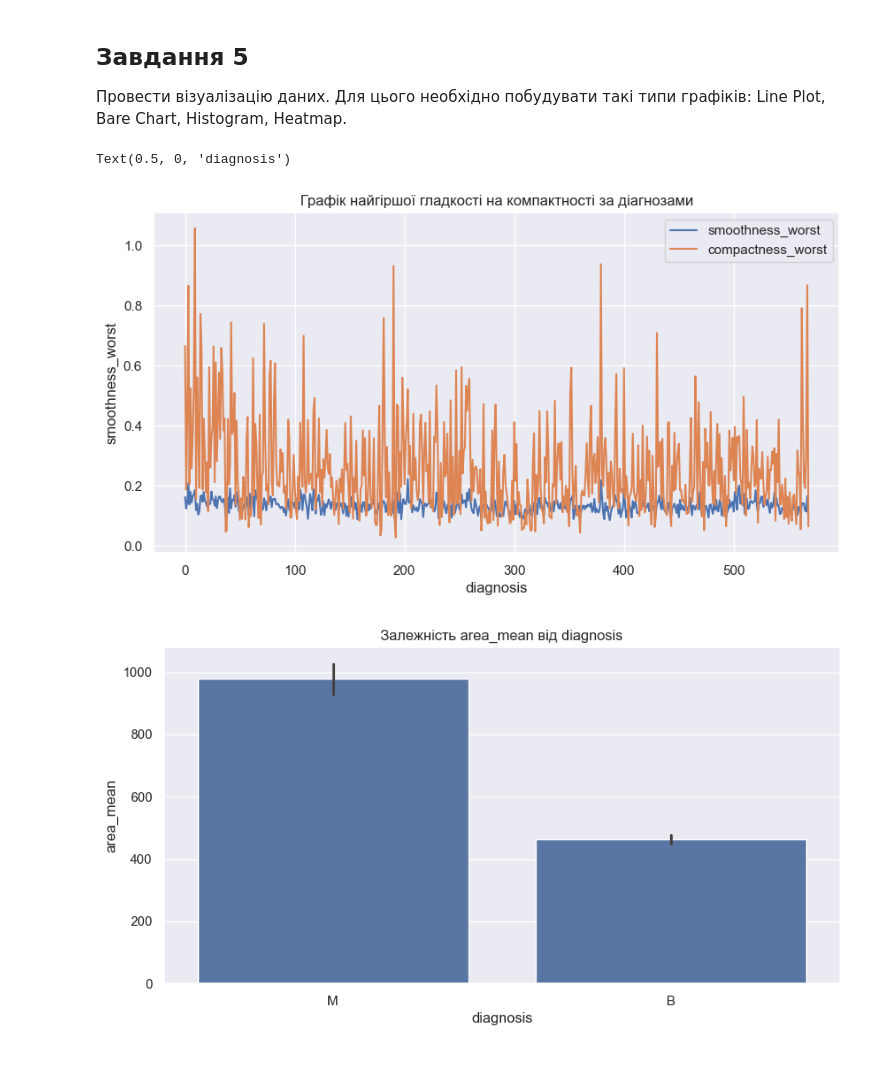
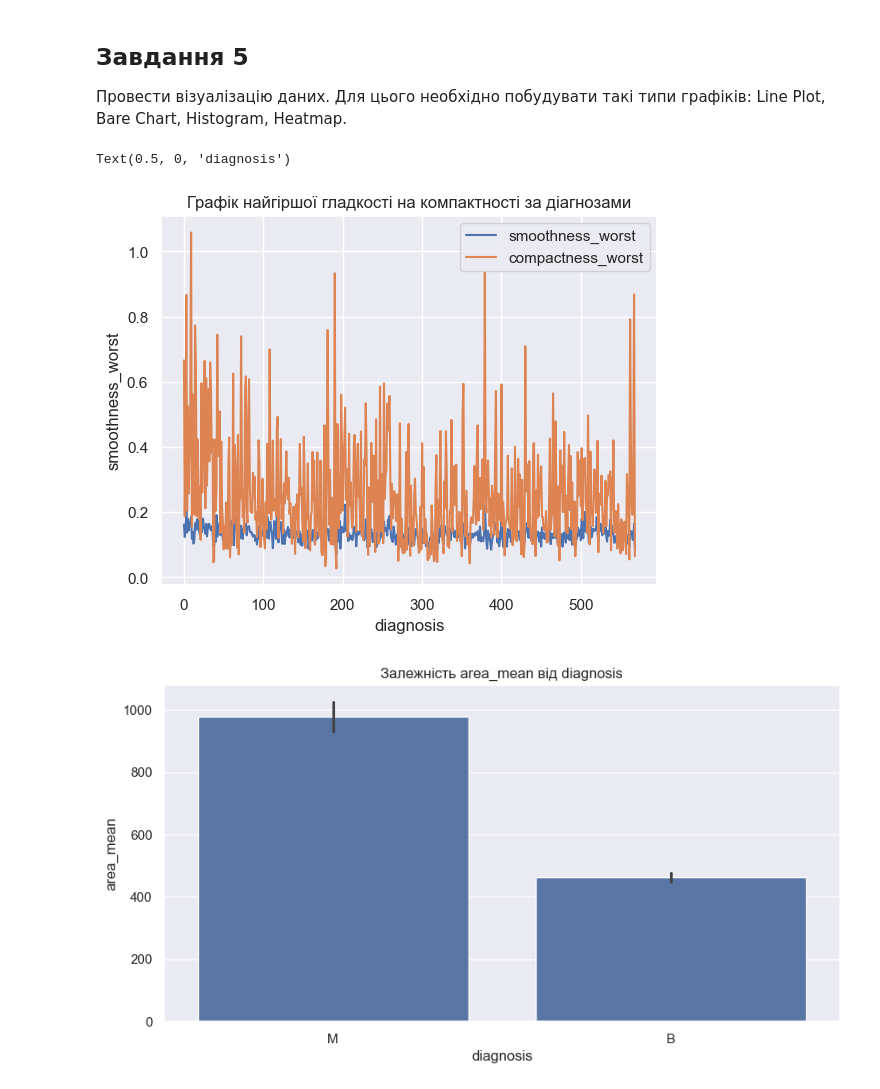
Before and after one commit to Mykola-Orlov/Coursework, a Jupyter notebook: курсова.ipynb, the cells around one changed output. Drawn from its saved outputs; the diff is of its cells as text; code cells hidden in the pictures; blank space fills up the shorter version.

```diff
--- a/курсова.ipynb
+++ b/курсова.ipynb
@@ -239,23 +304,22 @@ print("Стандартизовані дані:", standardized_data)
 Провести візуалізацію даних. Для цього необхідно побудувати такі типи графіків: Line Plot,
 Bare Chart, Histogram, Heatmap.
 # %%
-#розмір
-plt.figure(figsize=(10,5))
+
 
 #заголовок
 plt.title("Графік найгіршої гладкості на компактності за діагнозами")
 
 # Лінійна діаграма, що показує smoothness_worst за діагнозами
 sns.lineplot(data=df['smoothness_worst'], label="smoothness_worst")
 
 # Лінійна діаграма, що показує compactness_worst за діагнозами
 sns.lineplot(data=df['compactness_worst'], label="compactness_worst")
 
 # Додаю назву горизонтальної осі
 plt.xlabel("diagnosis")
 # %% [output]
 Text(0.5, 0, 'diagnosis')
-[figure, old version]
+[figure, new version]
 # %%
 #діаграма залежності area_mean від diagnosis
 #розмір
```
Also changed, not shown: parts of 13 cells of this notebook.
